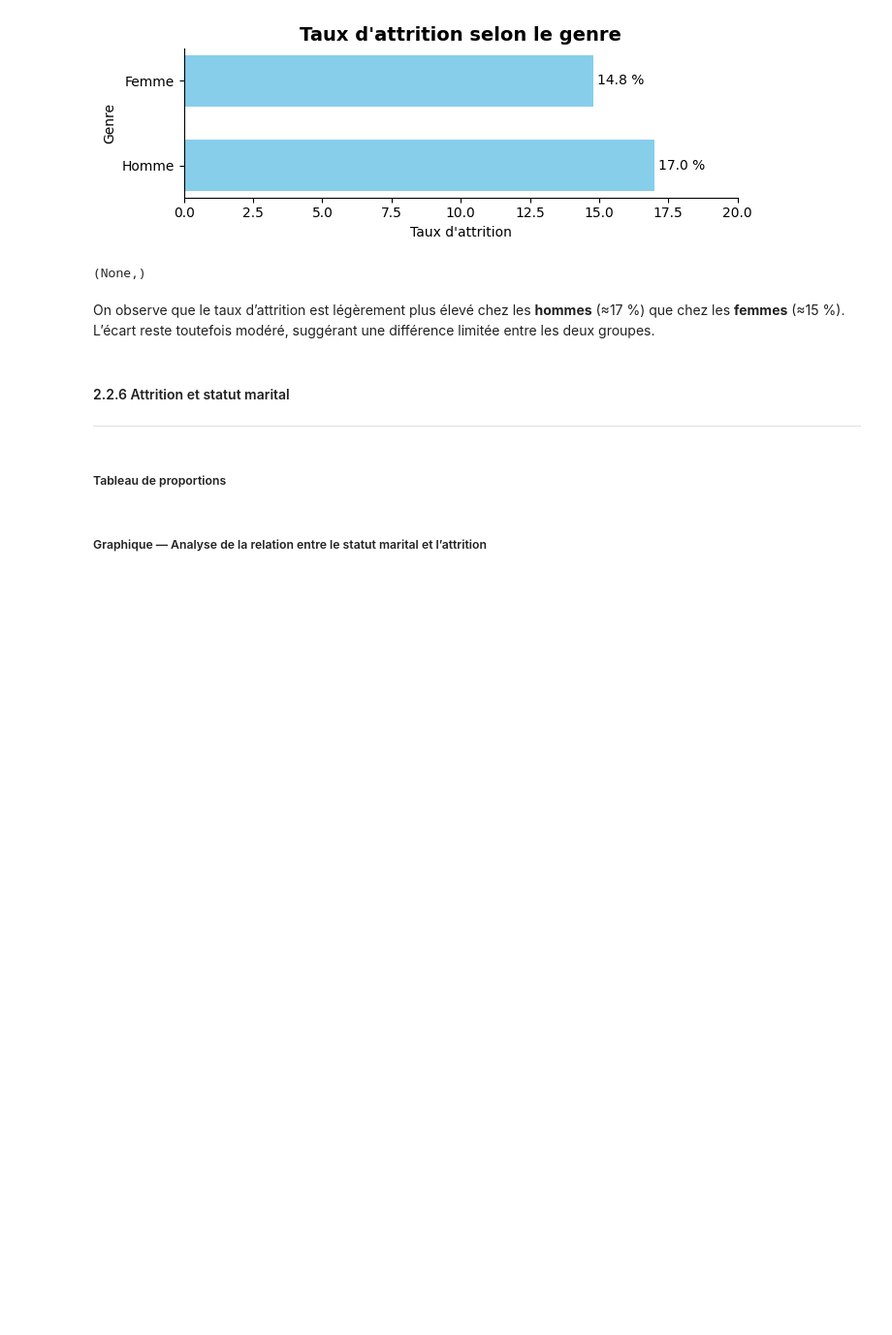
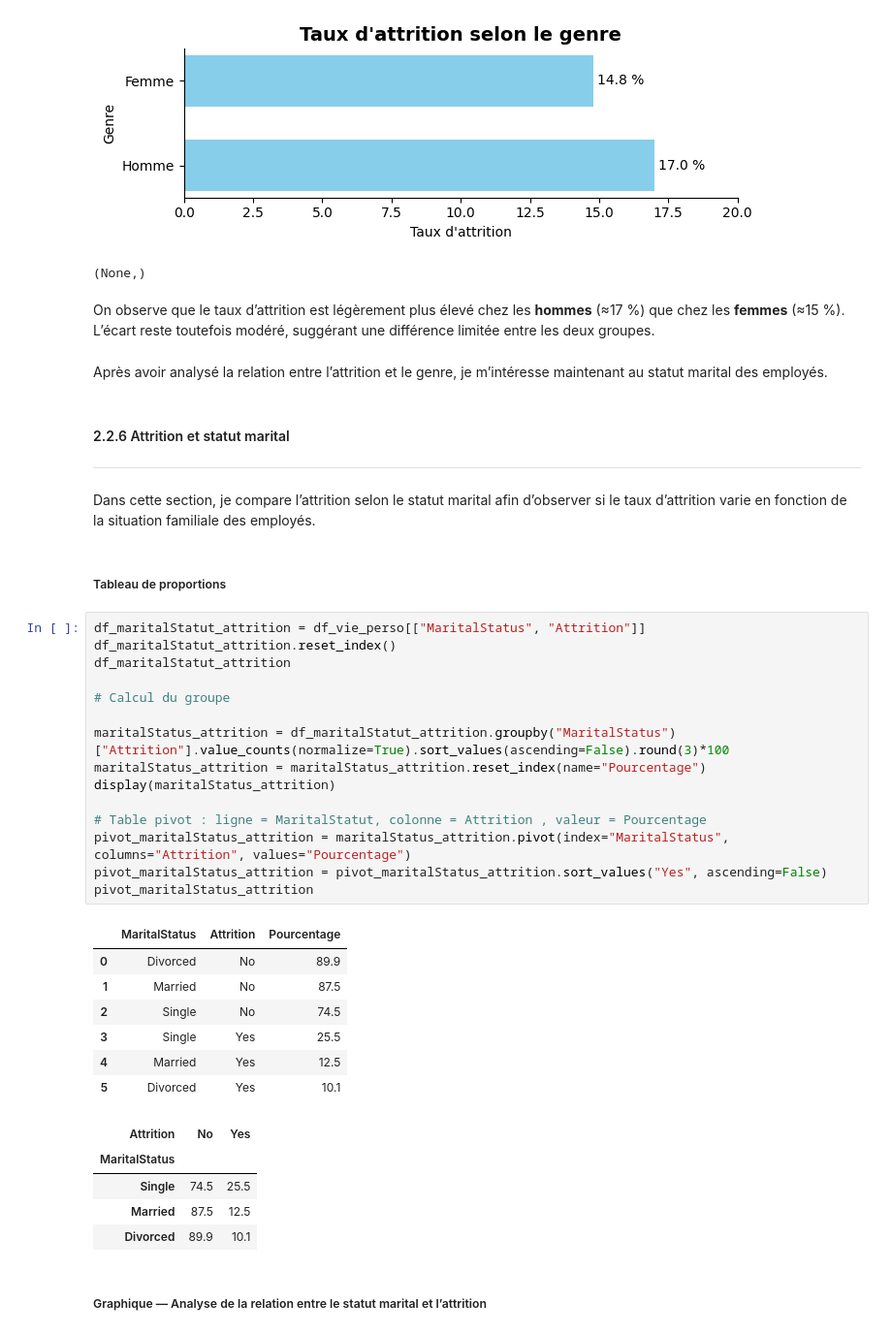
Before and after one commit to Kemuri15/employee-attrition-analysis, a Jupyter notebook: notebooks/03_axes_vie_perso.ipynb, the cells around one changed output. Shown: that part at 97% size. Cells and saved outputs as stored; diff of their text form; blank space fills up the shorter version.

```diff
--- a/notebooks/03_axes_vie_perso.ipynb
+++ b/notebooks/03_axes_vie_perso.ipynb
@@ -835,10 +899,42 @@ plt.show(),
 # %% [markdown]
 On observe que le taux d’attrition est légèrement plus élevé chez les **hommes** (≈17 %) que chez les **femmes** (≈15 %).
 L’écart reste toutefois modéré, suggérant une différence limitée entre les deux groupes.
+# %% [markdown]
+Après avoir analysé la relation entre l’attrition et le genre, je m’intéresse maintenant au statut marital des employés.
 # %% [markdown]
 #### 2.2.6 Attrition et statut marital
 ---
+# %% [markdown]
+Dans cette section, je compare l’attrition selon le statut marital afin d’observer si le taux d’attrition varie en fonction de la situation familiale des employés.
 # %% [markdown]
 ##### Tableau de proportions
+# %%
+df_maritalStatut_attrition = df_vie_perso[["MaritalStatus", "Attrition"]]
+df_maritalStatut_attrition.reset_index()
+df_maritalStatut_attrition
+
+# Calcul du groupe
+
+maritalStatus_attrition = df_maritalStatut_attrition.groupby("MaritalStatus")["Attrition"].value_counts(normalize=True).sort_values(ascending=False).round(3)*100
+maritalStatus_attrition = maritalStatus_attrition.reset_index(name="Pourcentage")
+display(maritalStatus_attrition)
+
+# Table pivot : ligne = MaritalStatut, colonne = Attrition , valeur = Pourcentage
+pivot_maritalStatus_attrition = maritalStatus_attrition.pivot(index="MaritalStatus", columns="Attrition", values="Pourcentage")
+pivot_maritalStatus_attrition = pivot_maritalStatus_attrition.sort_values("Yes", ascending=False)
+pivot_maritalStatus_attrition
+# %% [output]
+|  | MaritalStatus | Attrition | Pourcentage |
+| 0 | Divorced | No | 89.9 |
+| 1 | Married | No | 87.5 |
+| 2 | Single | No | 74.5 |
+| 3 | Single | Yes | 25.5 |
+| 4 | Married | Yes | 12.5 |
+| 5 | Divorced | Yes | 10.1 |
+| Attrition | No | Yes |
+| MaritalStatus |  |  |
+| Single | 74.5 | 25.5 |
+| Married | 87.5 | 12.5 |
+| Divorced | 89.9 | 10.1 |
 # %% [markdown]
 ##### Graphique — Analyse de la relation entre le statut marital et l’attrition
```
Also changed, not shown: parts of 13 cells of this notebook.
